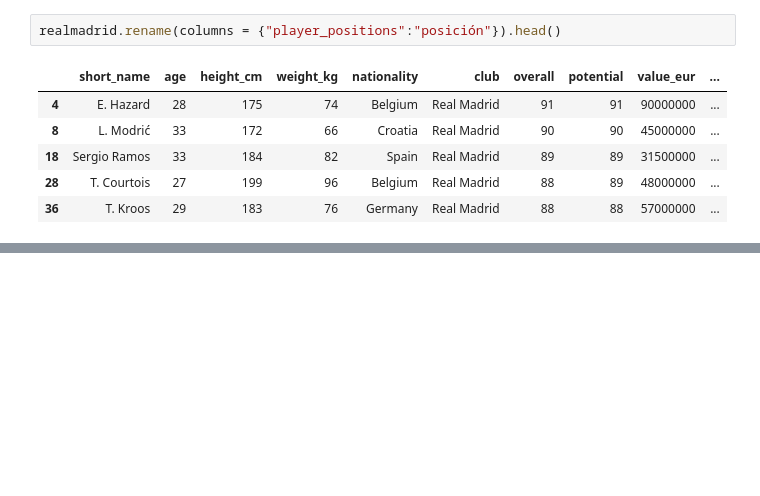
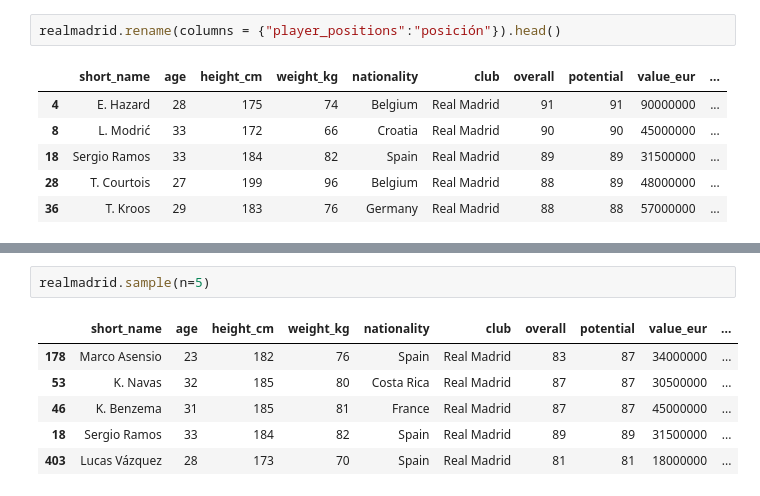
Before and after one commit to p-medelmonje/tutorial-pandas-bayes, a Jupyter notebook: 11 y 12 - sort_value en pandas - eliminación de columnas.ipynb, the cells around one changed output, grey strips where cells are left out. Saved outputs shown, nothing was run; the diff lists cells and outputs as text; blank space fills up the shorter version.

```diff
--- a/11 - sort_value en pandas.ipynb
+++ b/11 y 12 - sort_value en pandas - eliminación de columnas.ipynb
@@ -104,0 +168,9 @@ realmadrid.rename(columns = {"player_positions":"posición"}).head()
+# %%
+realmadrid.sample(n=5)
+# %% [output]
+|  | short_name | age | height_cm | weight_kg | nationality | club | overall | potential | value_eur | ... |
+| 178 | Marco Asensio | 23 | 182 | 76 | Spain | Real Madrid | 83 | 87 | 34000000 | ... |
+| 53 | K. Navas | 32 | 185 | 80 | Costa Rica | Real Madrid | 87 | 87 | 30500000 | ... |
+| 46 | K. Benzema | 31 | 185 | 81 | France | Real Madrid | 87 | 87 | 45000000 | ... |
+| 18 | Sergio Ramos | 33 | 184 | 82 | Spain | Real Madrid | 89 | 89 | 31500000 | ... |
+| 403 | Lucas Vázquez | 28 | 173 | 70 | Spain | Real Madrid | 81 | 81 | 18000000 | ... |
```
Also changed, not shown: parts of 13 cells of this notebook, 1 other file.
